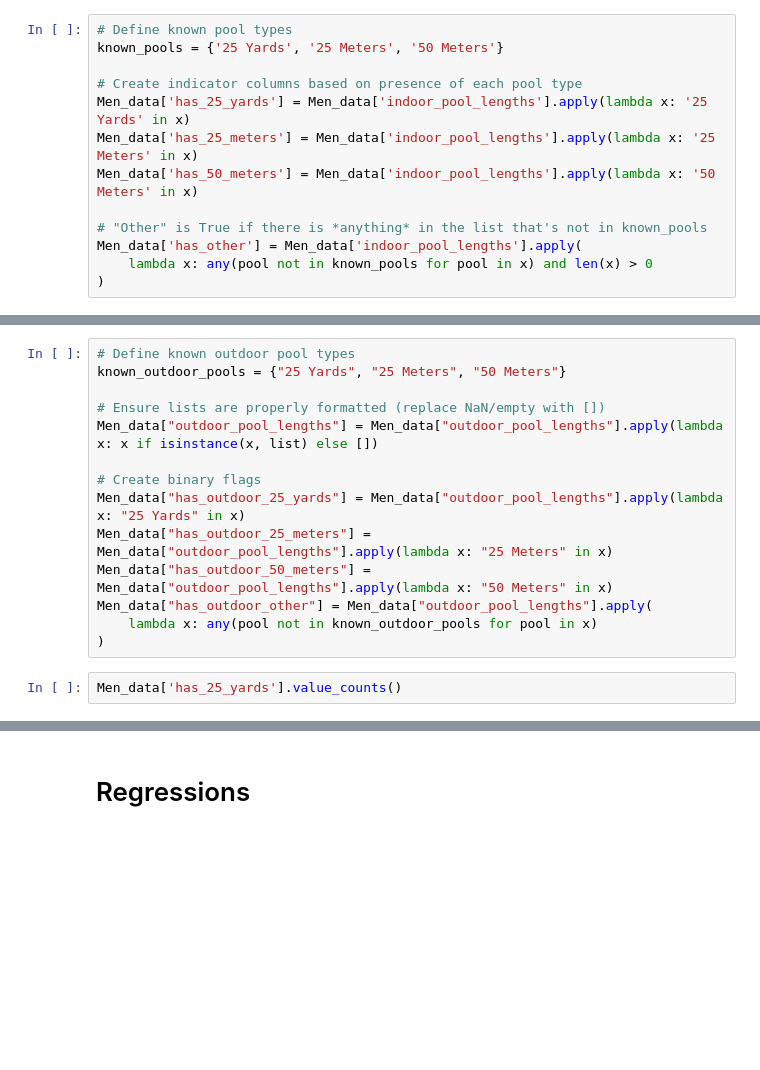
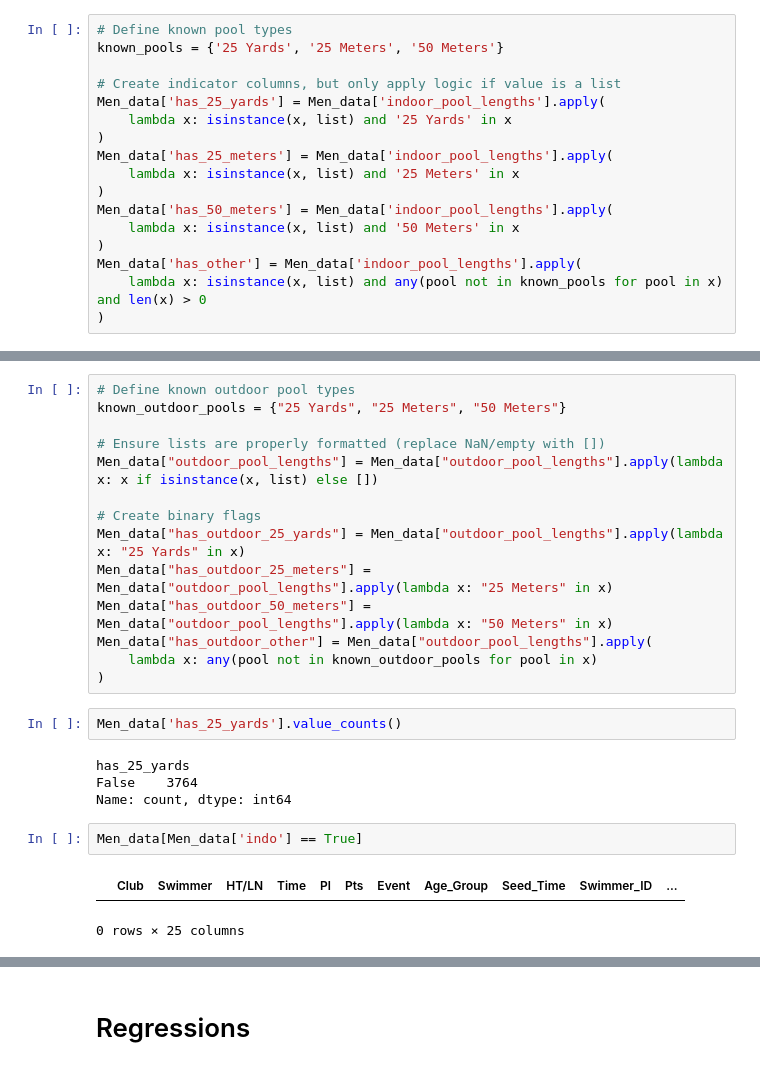
Before and after one commit to ZlataSparrow/An-Introduction-to-Statistical-Learning-Python, a Jupyter notebook: notebook/notebook_1.ipynb, the cells around one changed output, grey strips where cells are left out. Cells and saved outputs as stored; diff of their text form; blank space fills up the shorter version.

```diff
--- a/notebook/notebook_1.ipynb
+++ b/notebook/notebook_1.ipynb
@@ -594,12 +594,16 @@ Name: count, dtype: int64
 # Define known pool types
 known_pools = {'25 Yards', '25 Meters', '50 Meters'}
 
-# Create indicator columns based on presence of each pool type
-Men_data['has_25_yards'] = Men_data['indoor_pool_lengths'].apply(lambda x: '25 Yards' in x)
-Men_data['has_25_meters'] = Men_data['indoor_pool_lengths'].apply(lambda x: '25 Meters' in x)
-Men_data['has_50_meters'] = Men_data['indoor_pool_lengths'].apply(lambda x: '50 Meters' in x)
-
-# "Other" is True if there is *anything* in the list that's not in known_pools
+# Create indicator columns, but only apply logic if value is a list
+Men_data['has_25_yards'] = Men_data['indoor_pool_lengths'].apply(
+    lambda x: isinstance(x, list) and '25 Yards' in x
+)
+Men_data['has_25_meters'] = Men_data['indoor_pool_lengths'].apply(
+    lambda x: isinstance(x, list) and '25 Meters' in x
+)
+Men_data['has_50_meters'] = Men_data['indoor_pool_lengths'].apply(
+    lambda x: isinstance(x, list) and '50 Meters' in x
+)
 Men_data['has_other'] = Men_data['indoor_pool_lengths'].apply(
-    lambda x: any(pool not in known_pools for pool in x) and len(x) > 0
+    lambda x: isinstance(x, list) and any(pool not in known_pools for pool in x) and len(x) > 0
 )
@@ -621,3 +623,12 @@ Men_data["has_outdoor_other"] = Men_data["outdoor_pool_lengths"].apply(
 )
 # %%
 Men_data['has_25_yards'].value_counts()
+# %% [output]
+has_25_yards
+False    3764
+Name: count, dtype: int64
+# %%
+Men_data[Men_data['indo'] == True]
+# %% [output]
+|  | Club | Swimmer | HT/LN | Time | Pl | Pts | Event | Age_Group | Seed_Time | Swimmer_ID | ... |
+0 rows × 25 columns
```
Also changed, not shown: parts of 2 cells of this notebook.
